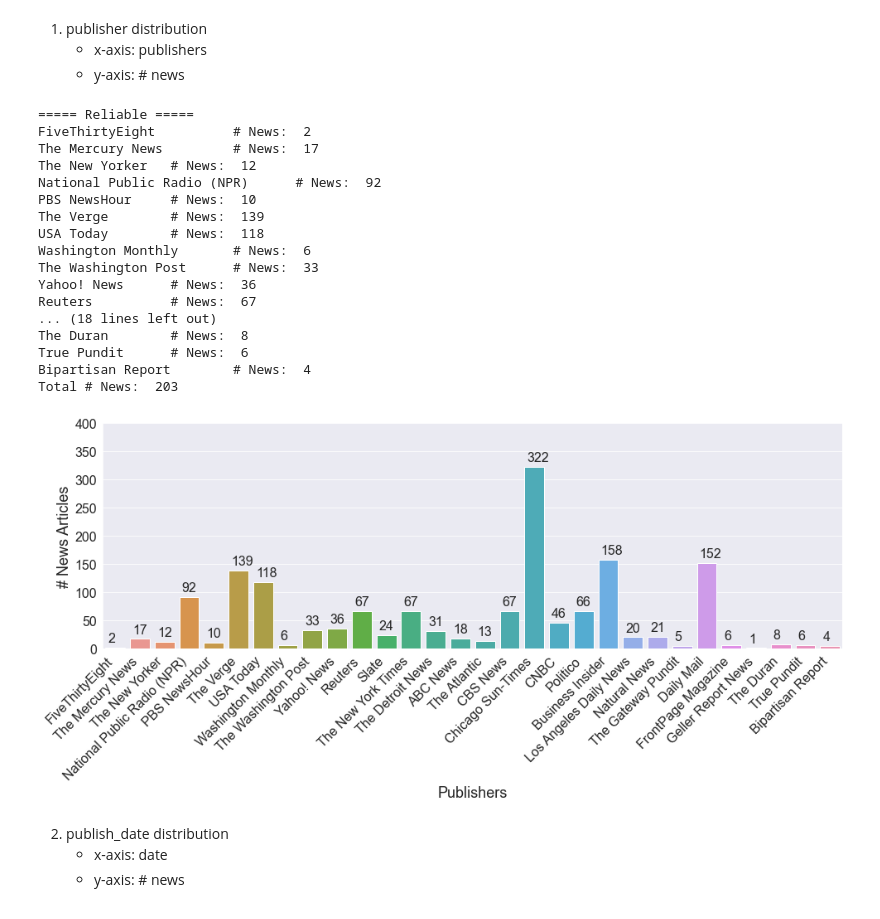
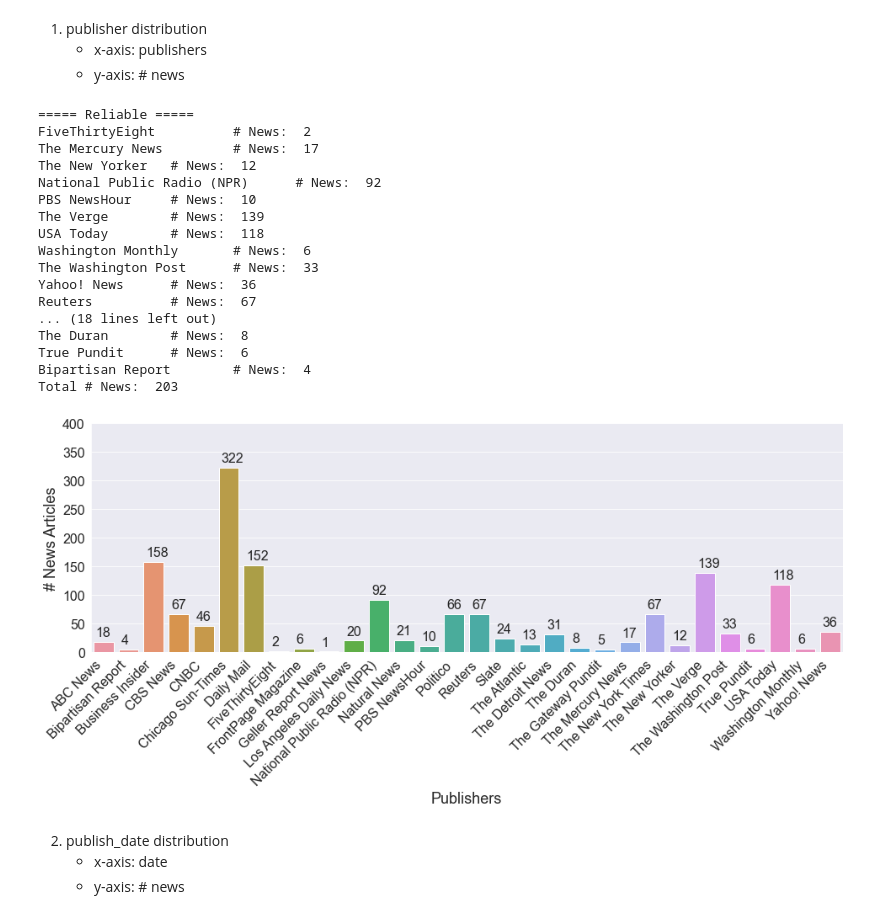
Before and after one commit to apurvamulay/ReCOVery, a Jupyter notebook: code/DataDistribution.ipynb, the cells around one changed output. Drawn from its saved outputs; the diff is of its cells as text; code cells hidden in the pictures.

Commit message:
update codes and figures

```diff
--- a/code/DataDistribution.ipynb
+++ b/code/DataDistribution.ipynb
@@ -111,35 +111,39 @@ for CSV_FILE_NAME in CSV_FILE_NAMES1:
         total_news += df.shape[0]
 print("Total # News: ", total_news)
 
+tem = list(zip(news_publishers, news_nums))
+tem = sorted(tem, key=lambda x: x[0], reverse=False)
+news_publishers, news_nums = zip(*tem)
+
 plt.figure(figsize=(16,5))
-ax = sns.barplot(x=news_publishers,y=news_nums)
+ax = sns.barplot(x=list(news_publishers),y=list(news_nums))
 for p in ax.patches:
         ax.annotate('{:.0f}'.format(p.get_height()), (p.get_x()+0.1, p.get_height()+10))
 plt.xticks(rotation=45, horizontalalignment='right')
 plt.xlabel('Publishers')
 plt.ylabel('# News Articles')
 plt.ylim([0,400])
 plt.savefig(CSV_FILE_DIR_HEAD+'figure/publisher_newsNum.eps', bbox_inches='tight')
 plt.show()
 # %% [output]
 ===== Reliable =====
 FiveThirtyEight          # News:  2
 The Mercury News         # News:  17
 The New Yorker   # News:  12
 National Public Radio (NPR)      # News:  92
 PBS NewsHour     # News:  10
 The Verge        # News:  139
 USA Today        # News:  118
 Washington Monthly       # News:  6
 The Washington Post      # News:  33
 Yahoo! News      # News:  36
 Reuters          # News:  67
 ... (18 lines left out)
 The Duran        # News:  8
 True Pundit      # News:  6
 Bipartisan Report        # News:  4
 Total # News:  203
-[figure, old version]
+[figure, new version]
 # %% [markdown]
 2. publish_date distribution
     - x-axis: date
```
Also changed, not shown: parts of 6 cells of this notebook, 8 other files.
